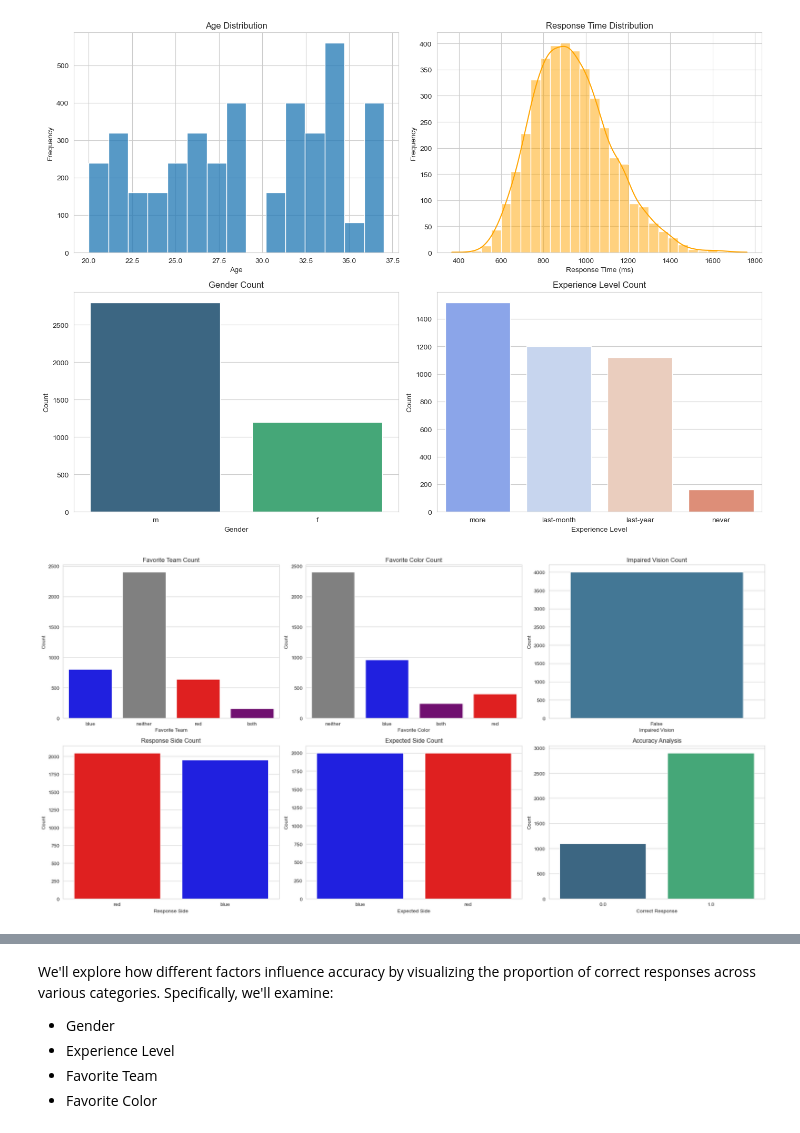
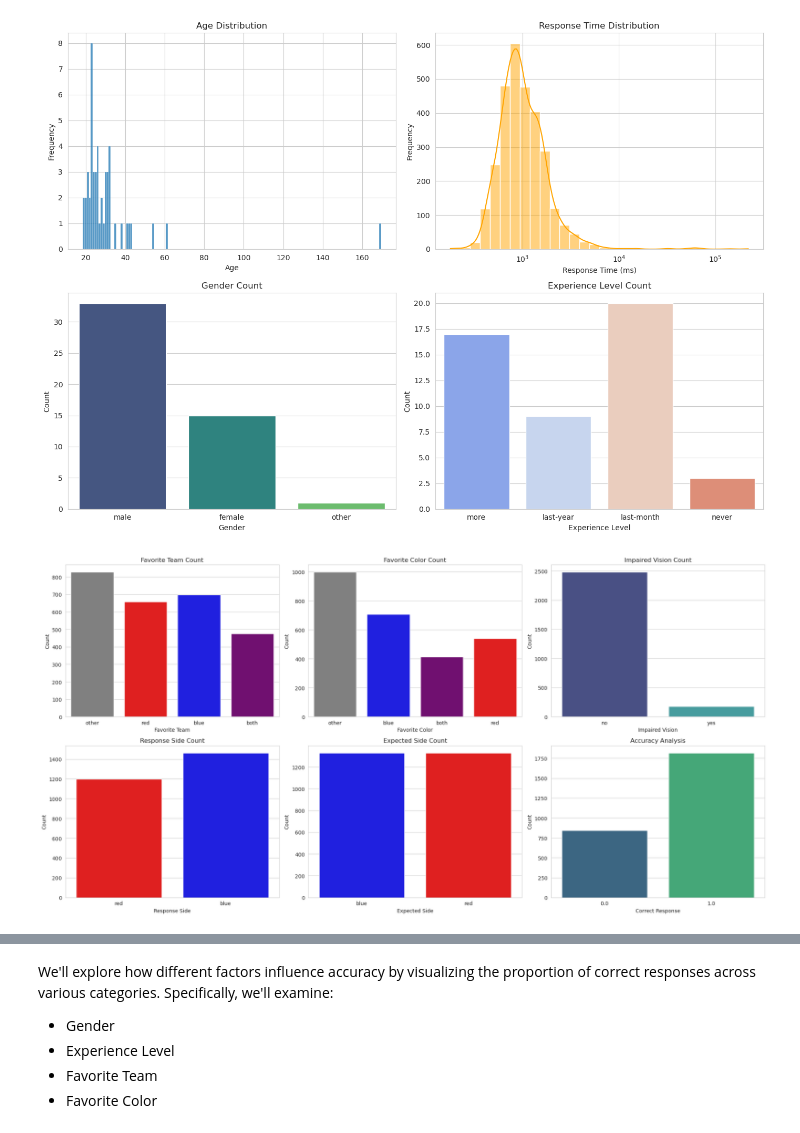
Before and after one commit to michelexyz/salient_colors, a Jupyter notebook: data_analysis/edda.ipynb, the cells around one changed output, grey strips where cells are left out. Cells and saved outputs as stored; diff of their text form; code cells hidden in the pictures.

Commit message:
filtered data, re-ran analysis

```diff
--- a/data_analysis/edda.ipynb
+++ b/data_analysis/edda.ipynb
@@ -12,13 +14,14 @@ with open('files.txt', 'w') as f:
 import pandas as pd
 
 # Load the dataset
-file_path = 'synthetic_enriched_gt.csv'
+#file_path = 'synthetic_enriched_gt.csv'
+file_path = './data/jatos.csv'
 data = pd.read_csv(file_path)
 
 # Display basic information and the first few rows of the dataset
 data_info = data.info()
 data_head = data.head()
 
-data_info, data_head
+data_head
 # %% [output]
 <class 'pandas.core.frame.DataFrame'>
@@ -72,0 +148,3 @@ desc_stats
+# %%
+data_reduced = data.groupby('session_id').first()
+data_reduced
@@ -77,79 +175,77 @@ import matplotlib.pyplot as plt
 # Set the aesthetic style of the plots
 sns.set_style("whitegrid")
 
 # Initialize a 2x2 grid of plots
 fig, axes = plt.subplots(2, 2, figsize=(14, 10))
 
 # Plot the distribution of 'age'
-sns.histplot(data['age'], bins=15, kde=False, ax=axes[0, 0])
+sns.histplot(data_reduced['age'], bins=15, kde=False, ax=axes[0, 0], discrete=True)
 axes[0, 0].set_title('Age Distribution')
 axes[0, 0].set_xlabel('Age')
 axes[0, 0].set_ylabel('Frequency')
 
 # Plot the distribution of 'response_time'
-sns.histplot(data['response_time'], bins=30, kde=True, ax=axes[0, 1], color='orange')
+sns.histplot(data['response_time'], bins=30, kde=True, ax=axes[0, 1], color='orange', log_scale=(True, False))
 axes[0, 1].set_title('Response Time Distribution')
 axes[0, 1].set_xlabel('Response Time (ms)')
 axes[0, 1].set_ylabel('Frequency')
 
 # Count plot for 'gender'
-sns.countplot(x='gender', data=data, ax=axes[1, 0], palette='viridis')
+sns.countplot(x='gender', data=data_reduced, ax=axes[1, 0], palette='viridis')
 axes[1, 0].set_title('Gender Count')
 axes[1, 0].set_xlabel('Gender')
 axes[1, 0].set_ylabel('Count')
 
 # Count plot for 'experience'
-sns.countplot(x='experience', data=data, ax=axes[1, 1], palette='coolwarm')
+sns.countplot(x='experience', data=data_reduced, ax=axes[1, 1], palette='coolwarm')
 axes[1, 1].set_title('Experience Level Count')
 axes[1, 1].set_xlabel('Experience Level')
 axes[1, 1].set_ylabel('Count')
 
 # Adjust the layout
 plt.tight_layout()
 plt.show()
 # %% [output]
-[figure, old version]
+[figure, new version]
 # %%
 # Initialize a 2x3 grid of plots
 fig, axes = plt.subplots(2, 3, figsize=(20, 10))
 
 # Custom color mappings
-color_mappings = {'blue': 'blue', 'red': 'red', 'neither': 'grey', 'both': 'purple'}
+color_mappings = {'blue': 'blue', 'red': 'red', 'other': 'grey', 'both': 'purple'}
 
 # Count plot for 'favorite_team'
-sns.countplot(x='favorite_team', data=data, ax=axes[0, 0], palette=color_mappings)
+sns.countplot(x='favorite_team', data=data_filtered, ax=axes[0, 0], palette=color_mappings)
 axes[0, 0].set_title('Favorite Team Count')
 axes[0, 0].set_xlabel('Favorite Team')
 axes[0, 0].set_ylabel('Count')
 
 # Count plot for 'favorite_color'
-sns.countplot(x='favorite_color', data=data, ax=axes[0, 1], palette=color_mappings)
+sns.countplot(x='favorite_color', data=data_filtered, ax=axes[0, 1], palette=color_mappings)
 axes[0, 1].set_title('Favorite Color Count')
 axes[0, 1].set_xlabel('Favorite Color')
 axes[0, 1].set_ylabel('Count')
 
 # Count plot for 'impaired_vision'
-sns.countplot(x='impaired_vision', data=data, ax=axes[0, 2], palette='mako')
+sns.countplot(x='impaired_vision', data=data_filtered, ax=axes[0, 2], palette='mako')
 axes[0, 2].set_title('Impaired Vision Count')
 axes[0, 2].set_xlabel('Impaired Vision')
 axes[0, 2].set_ylabel('Count')
 
 # Count plot for 'response_side'
-sns.countplot(x='response_side', data=data, ax=axes[1, 0], palette={'red': 'red', 'blue': 'blue'})
+sns.countplot(x='response_side', data=data_filtered, ax=axes[1, 0], palette={'red': 'red', 'blue': 'blue'})
 axes[1, 0].set_title('Response Side Count')
 axes[1, 0].set_xlabel('Response Side')
 axes[1, 0].set_ylabel('Count')
 
 # Count plot for 'expected_side'
-sns.countplot(x='expected_side', data=data, ax=axes[1, 1], palette={'red': 'red', 'blue': 'blue'})
+sns.countplot(x='expected_side', data=data_filtered, ax=axes[1, 1], palette={'red': 'red', 'blue': 'blue'})
 axes[1, 1].set_title('Expected Side Count')
 axes[1, 1].set_xlabel('Expected Side')
 axes[1, 1].set_ylabel('Count')
 
 # Accuracy analysis
-# Creating a new column 'is_correct' that is True when response_side equals expected_side and False otherwise
-data['is_correct'] = (data['response_side'] == data['expected_side']).astype(float)
-sns.countplot(x='is_correct', data=data, ax=axes[1, 2], palette='viridis')
+sns.countplot(x='is_correct', data=data_filtered, ax=axes[1, 2], palette='viridis')
 axes[1, 2].set_title('Accuracy Analysis')
 axes[1, 2].set_xlabel('Correct Response')
 axes[1, 2].set_ylabel('Count')
@@ -158,6 +254,6 @@ axes[1, 2].set_ylabel('Count')
 plt.tight_layout()
 plt.show()
 # %% [output]
-[figure, old version]
+[figure, new version]
 # %%
 # histograms of accuracy
```
Also changed, not shown: parts of 20 cells of this notebook, 9 other files.
